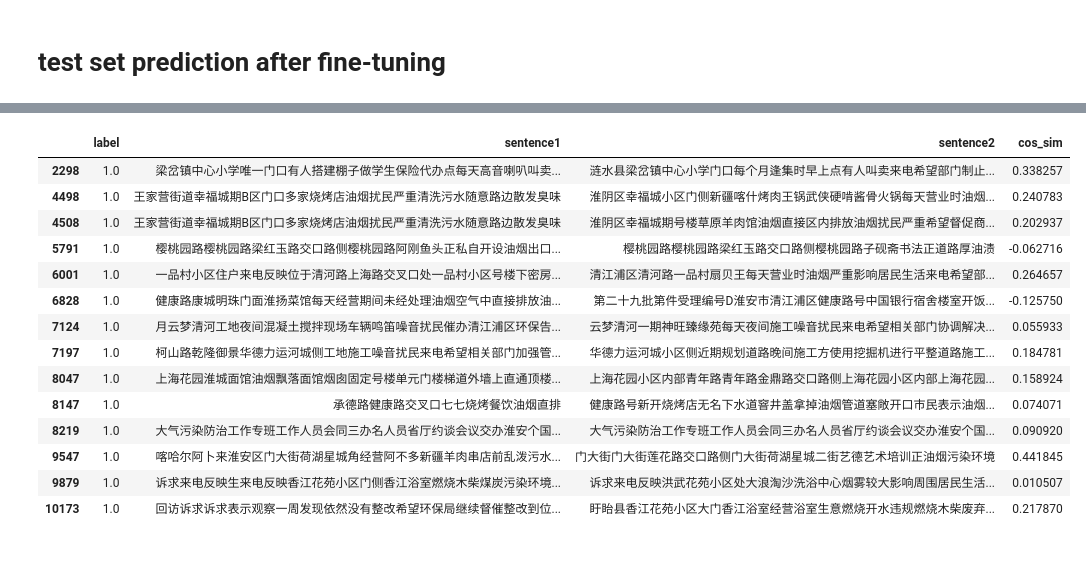
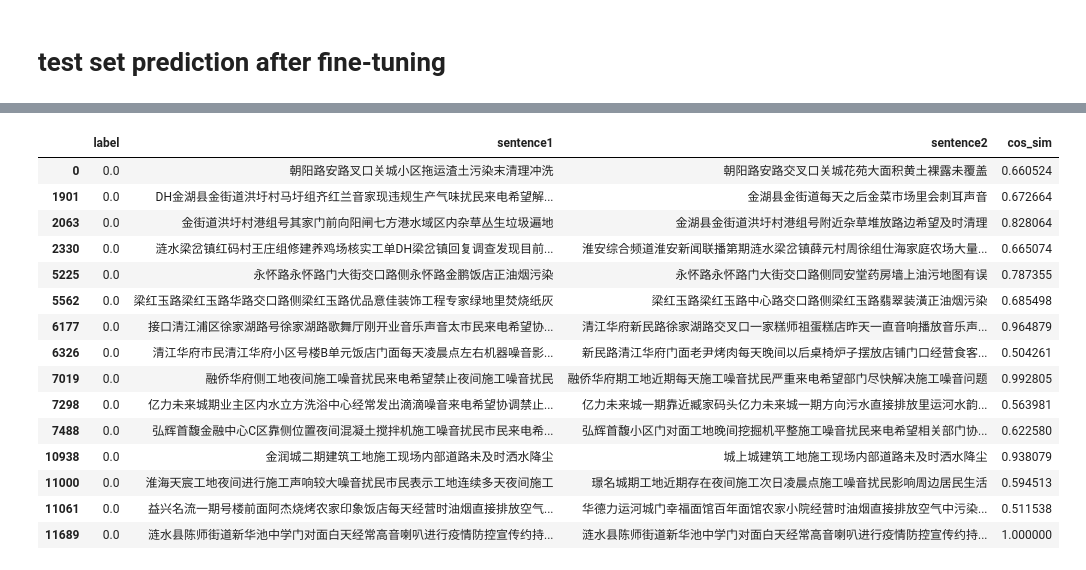
Before and after one commit to anqi-guo/duplicated_complaints_identification, a Jupyter notebook: 4_sbert.ipynb, the cells around one changed output, grey strips where cells are left out. Cells and saved outputs as stored; diff of their text form; code cells hidden in the pictures.

```diff
--- a/4_sbert.ipynb
+++ b/4_sbert.ipynb
@@ -152,18 +152,19 @@ sns.swarmplot(data=test_df, y='cos_sim', x='label')
 # %%
-test_df.query('label=="1.0" and cos_sim<.5')
+test_df.query('label=="0.0" and cos_sim>.5')
 # %% [output]
 |  | label | sentence1 | sentence2 | cos_sim |
-| 2298 | 1.0 | 梁岔镇中心小学唯一门口有人搭建棚子做学生保险代办点每天高音喇叭叫卖... | 涟水县梁岔镇中心小学门口每个月逢集时早上点有人叫卖来电希望部门制止... | 0.338257 |
-| 4498 | 1.0 | 王家营街道幸福城期B区门口多家烧烤店油烟扰民严重清洗污水随意路边散发臭味 | 淮阴区幸福城小区门侧新疆喀什烤肉王锅武侠硬啃酱骨火锅每天营业时油烟... | 0.240783 |
-| 4508 | 1.0 | 王家营街道幸福城期B区门口多家烧烤店油烟扰民严重清洗污水随意路边散发臭味 | 淮阴区幸福城期号楼草原羊肉馆油烟直接区内排放油烟扰民严重希望督促商... | 0.202937 |
-| 5791 | 1.0 | 樱桃园路樱桃园路梁红玉路交口路侧樱桃园路阿刚鱼头正私自开设油烟出口... | 樱桃园路樱桃园路梁红玉路交口路侧樱桃园路子砚斋书法正道路厚油渍 | -0.062716 |
-| 6001 | 1.0 | 一品村小区住户来电反映位于清河路上海路交叉口处一品村小区号楼下密房... | 清江浦区清河路一品村扇贝王每天营业时油烟严重影响居民生活来电希望部... | 0.264657 |
-| 6828 | 1.0 | 健康路康城明珠门面淮扬菜馆每天经营期间未经处理油烟空气中直接排放油... | 第二十九批第件受理编号D淮安市清江浦区健康路号中国银行宿舍楼室开饭... | -0.125750 |
-| 7124 | 1.0 | 月云梦清河工地夜间混凝土搅拌现场车辆鸣笛噪音扰民催办清江浦区环保告... | 云梦清河一期神旺臻缘苑每天夜间施工噪音扰民来电希望相关部门协调解决... | 0.055933 |
-| 7197 | 1.0 | 柯山路乾隆御景华德力运河城侧工地施工噪音扰民来电希望相关部门加强管... | 华德力运河城小区侧近期规划道路晚间施工方使用挖掘机进行平整道路施工... | 0.184781 |
-| 8047 | 1.0 | 上海花园淮城面馆油烟飘落面馆烟囱固定号楼单元门楼梯道外墙上直通顶楼... | 上海花园小区内部青年路青年路金鼎路交口路侧上海花园小区内部上海花园... | 0.158924 |
-| 8147 | 1.0 | 承德路健康路交叉口七七烧烤餐饮油烟直排 | 健康路号新开烧烤店无名下水道窨井盖拿掉油烟管道塞敞开口市民表示油烟... | 0.074071 |
-| 8219 | 1.0 | 大气污染防治工作专班工作人员会同三办名人员省厅约谈会议交办淮安个国... | 大气污染防治工作专班工作人员会同三办名人员省厅约谈会议交办淮安个国... | 0.090920 |
-| 9547 | 1.0 | 喀哈尔阿卜来淮安区门大街荷湖星城角经营阿不多新疆羊肉串店前乱泼污水... | 门大街门大街莲花路交口路侧门大街荷湖星城二街艺德艺术培训正油烟污染环境 | 0.441845 |
-| 9879 | 1.0 | 诉求来电反映生来电反映香江花苑小区门侧香江浴室燃烧木柴煤炭污染环境... | 诉求来电反映洪武花苑小区处大浪淘沙洗浴中心烟雾较大影响周围居民生活... | 0.010507 |
-| 10173 | 1.0 | 回访诉求诉求表示观察一周发现依然没有整改希望环保局继续督催整改到位... | 盱眙县香江花苑小区大门香江浴室经营浴室生意燃烧开水违规燃烧木柴废弃... | 0.217870 |
+| 0 | 0.0 | 朝阳路安路叉口关城小区拖运渣土污染末清理冲洗 | 朝阳路安路交叉口关城花苑大面积黄土裸露未覆盖 | 0.660524 |
+| 1901 | 0.0 | DH金湖县金街道洪圩村马圩组齐红兰音家现违规生产气味扰民来电希望解... | 金湖县金街道每天之后金菜市场里会刺耳声音 | 0.672664 |
+| 2063 | 0.0 | 金街道洪圩村港组号其家门前向阳闸七方港水域区内杂草丛生垃圾遍地 | 金湖县金街道洪圩村港组号附近杂草堆放路边希望及时清理 | 0.828064 |
+| 2330 | 0.0 | 涟水梁岔镇红码村王庄组修建养鸡场核实工单DH梁岔镇回复调查发现目前... | 淮安综合频道淮安新闻联播第期涟水梁岔镇薛元村周徐组仕海家庭农场大量... | 0.665074 |
+| 5225 | 0.0 | 永怀路永怀路门大街交口路侧永怀路金鹏饭店正油烟污染 | 永怀路永怀路门大街交口路侧同安堂药房墙上油污地图有误 | 0.787355 |
+| 5562 | 0.0 | 梁红玉路梁红玉路华路交口路侧梁红玉路优品意佳装饰工程专家绿地里焚烧纸灰 | 梁红玉路梁红玉路中心路交口路侧梁红玉路翡翠装潢正油烟污染 | 0.685498 |
+| 6177 | 0.0 | 接口清江浦区徐家湖路号徐家湖路歌舞厅刚开业音乐声音太市民来电希望协... | 清江华府新民路徐家湖路交叉口一家糕师祖蛋糕店昨天一直音响播放音乐声... | 0.964879 |
+| 6326 | 0.0 | 清江华府市民清江华府小区号楼B单元饭店门面每天凌晨点左右机器噪音影... | 新民路清江华府门面老尹烤肉每天晚间以后桌椅炉子摆放店铺门口经营食客... | 0.504261 |
+| 7019 | 0.0 | 融侨华府侧工地夜间施工噪音扰民来电希望禁止夜间施工噪音扰民 | 融侨华府期工地近期每天施工噪音扰民严重来电希望部门尽快解决施工噪音问题 | 0.992805 |
+| 7298 | 0.0 | 亿力未来城期业主区内水立方洗浴中心经常发出滴滴噪音来电希望协调禁止... | 亿力未来城一期靠近臧家码头亿力未来城一期方向污水直接排放里运河水韵... | 0.563981 |
+| 7488 | 0.0 | 弘辉首馥金融中心C区靠侧位置夜间混凝土搅拌机施工噪音扰民市民来电希... | 弘辉首馥小区门对面工地晚间挖掘机平整施工噪音扰民来电希望相关部门协... | 0.622580 |
+| 10938 | 0.0 | 金润城二期建筑工地施工现场内部道路未及时洒水降尘 | 城上城建筑工地施工现场内部道路未及时洒水降尘 | 0.938079 |
+| 11000 | 0.0 | 淮海天宸工地夜间进行施工声响较大噪音扰民市民表示工地连续多天夜间施工 | 璟名城期工地近期存在夜间施工次日凌晨点施工噪音扰民影响周边居民生活 | 0.594513 |
+| 11061 | 0.0 | 益兴名流一期号楼前面阿杰烧烤农家印象饭店每天经营时油烟直接排放空气... | 华德力运河城门幸福面馆百年面馆农家小院经营时油烟直接排放空气中污染... | 0.511538 |
+| 11689 | 0.0 | 涟水县陈师街道新华池中学门对面白天经常高音喇叭进行疫情防控宣传约持... | 涟水县陈师街道新华池中学门对面白天经常高音喇叭进行疫情防控宣传约持... | 1.000000 |
```
Also changed, not shown: parts of 5 cells of this notebook.
